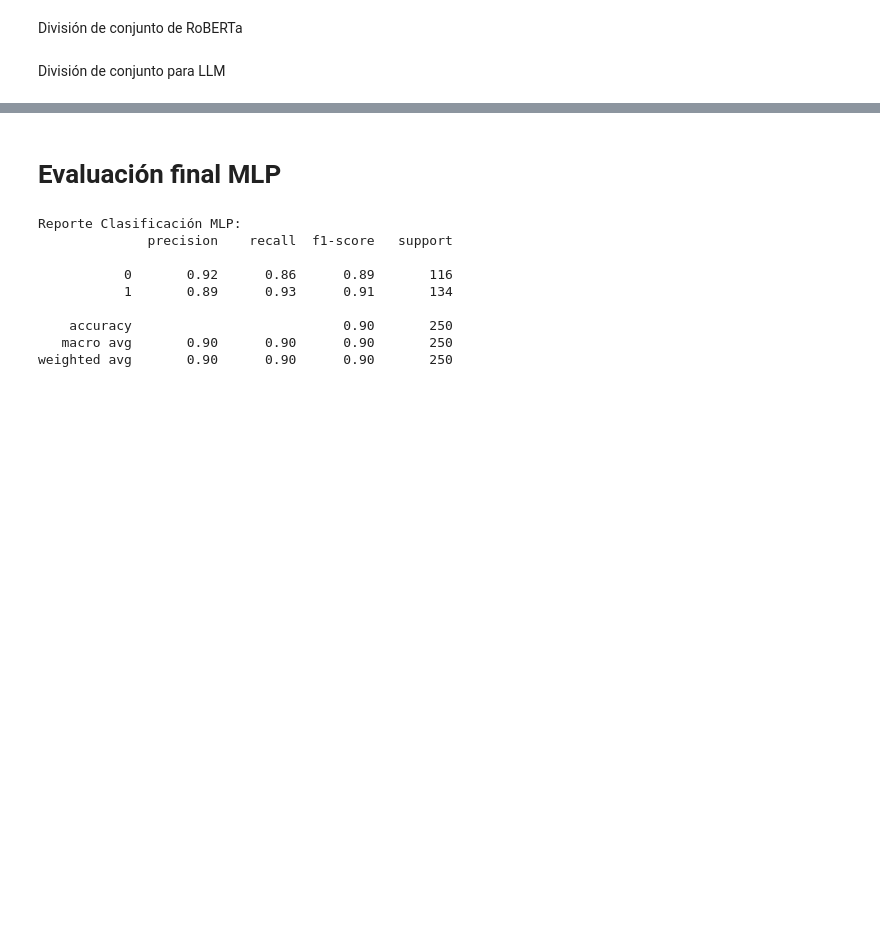
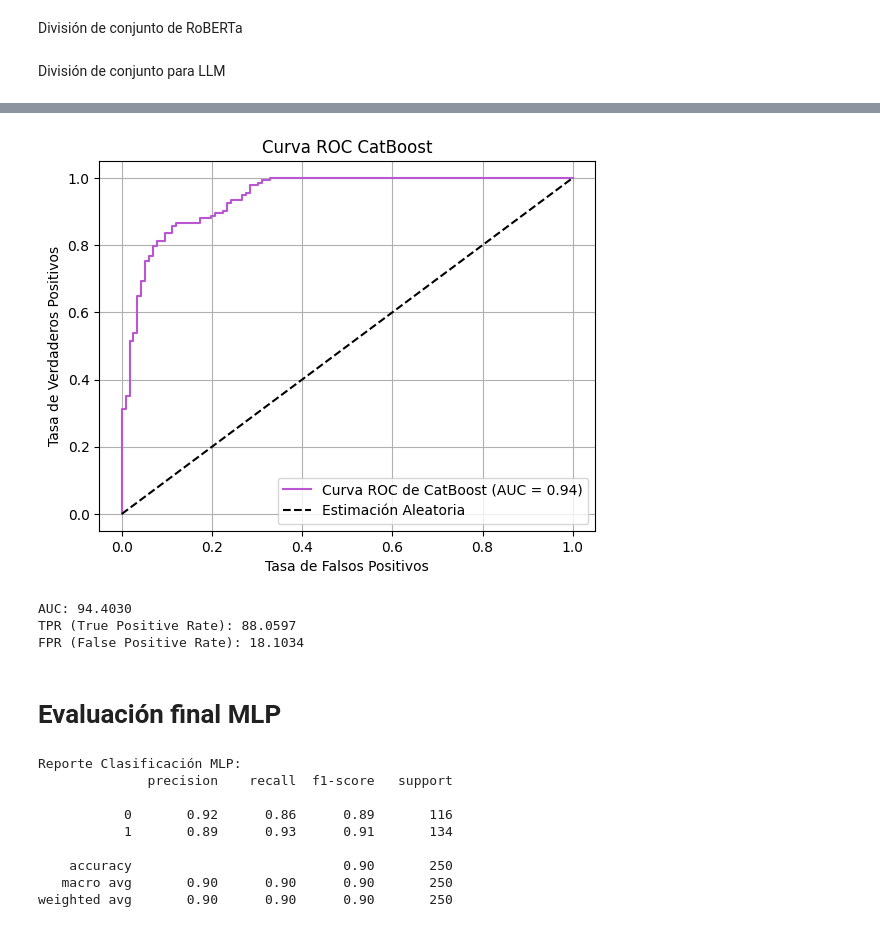
Before and after one commit to LordPobol/UltimoJamon-LosNintendoRepos, a Jupyter notebook: src/modulos/moduloZComparacionFINAL.ipynb, the cells around one changed output, grey strips where cells are left out. Saved outputs shown, nothing was run; the diff lists cells and outputs as text; code cells hidden in the pictures; blank space fills up the shorter version.

```diff
--- a/src/modulos/moduloZComparacionFINAL.ipynb
+++ b/src/modulos/moduloZComparacionFINAL.ipynb
@@ -174,3 +216,31 @@ y_LLM = df_LLM["class"].map({'control': 0, 'anorexia': 1})
+# %%
+# Predicciones de probabilidad (para curva ROC)
+fpr_cb, tpr_cb, thresholds_cb, auc_score_cb = calcular_roc_auc(y_Embeded, y_scores_cb)
+
+# Gráfica ROC
+plt.figure()
+plt.plot(fpr_cb, tpr_cb, color='mediumorchid', label=f"Curva ROC de CatBoost (AUC = {auc_score_cb:.2f})")
+plt.plot([0, 1], [0, 1], 'k--', label="Estimación Aleatoria")
+plt.xlabel("Tasa de Falsos Positivos")
+plt.ylabel("Tasa de Verdaderos Positivos")
+plt.title("Curva ROC CatBoost")
+plt.legend(loc="lower right")
+plt.grid()
+plt.show()
+# %% [output]
+[figure, added]
+# %%
+# Cálculo de métricas de desempeño de la matriz de confusión
+TPR_cb, FPR_cb = metricas_tpr_fpr(cm_cb)
+
+# Mostrar métricas
+print(f"AUC: {(auc_score_cb * 100):.4f}")
+print(f"TPR (True Positive Rate): {(TPR_cb * 100):.4f}")
+print(f"FPR (False Positive Rate): {(FPR_cb * 100):.4f}")
+# %% [output]
+AUC: 94.4030
+TPR (True Positive Rate): 88.0597
+FPR (False Positive Rate): 18.1034
 # %% [markdown]
 # Evaluación final MLP
 # %%
```
Also changed, not shown: parts of 7 cells of this notebook, 22 other files.
